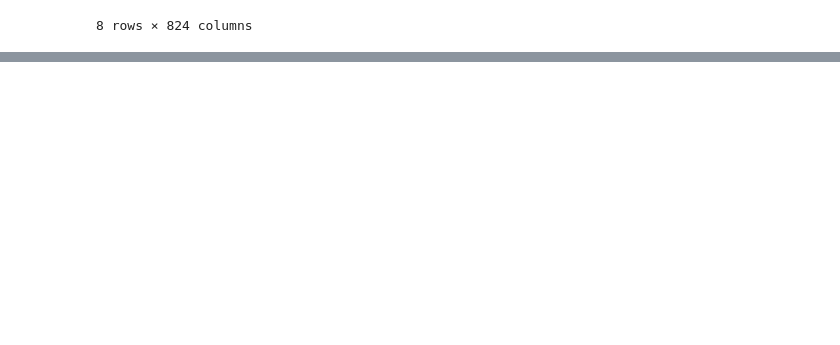
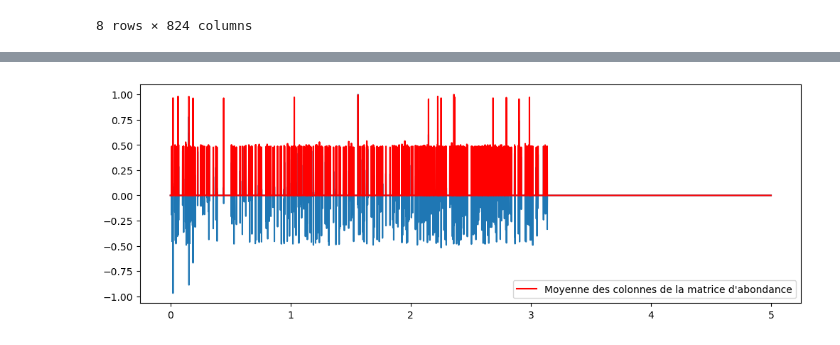
Before and after one commit to VincentEnOptionRV/somicor, a Jupyter notebook: Son v4.ipynb, the cells around one changed output, grey strips where cells are left out. Drawn from its saved outputs; the diff is of its cells as text; code cells hidden in the pictures; blank space fills up the shorter version.

```diff
--- a/Son v4.ipynb
+++ b/Son v4.ipynb
@@ -30,0 +103,12 @@ plt.plot(am);
+# %%
+# Paramètres
+
+sr = 11000 # sampling rate (fréquence d'échantillonage)
+duration = 5
+mass_vector = data.columns.to_numpy()
+mass_vector = 1000 - mass_vector # On "inverse" les masses : les molécules plus légères (masse plus faible) seront plus aigües (fréquence plus forte)
+abundance_matrix = am
+# %%
+%%time
+audio = son_optimise(mass_vector, abundance_matrix, sr, duration)
+display(ipd.Audio(audio, rate=sr))
@@ -30,0 +119,7 @@ plt.plot(am);
+# %%
+plt.figure(figsize=(12,4))
+plt.plot(np.arange(0,duration,1/sr),audio);
+plt.plot(np.arange(0,duration,duration/len(am)),np.mean(am,axis=1)/np.max(np.mean(am,axis=1)),color='red',label="Moyenne des colonnes de la matrice d'abondance")
+plt.legend();
+# %% [output]
+[figure, added]
```
Also changed, not shown: parts of 8 cells of this notebook.
